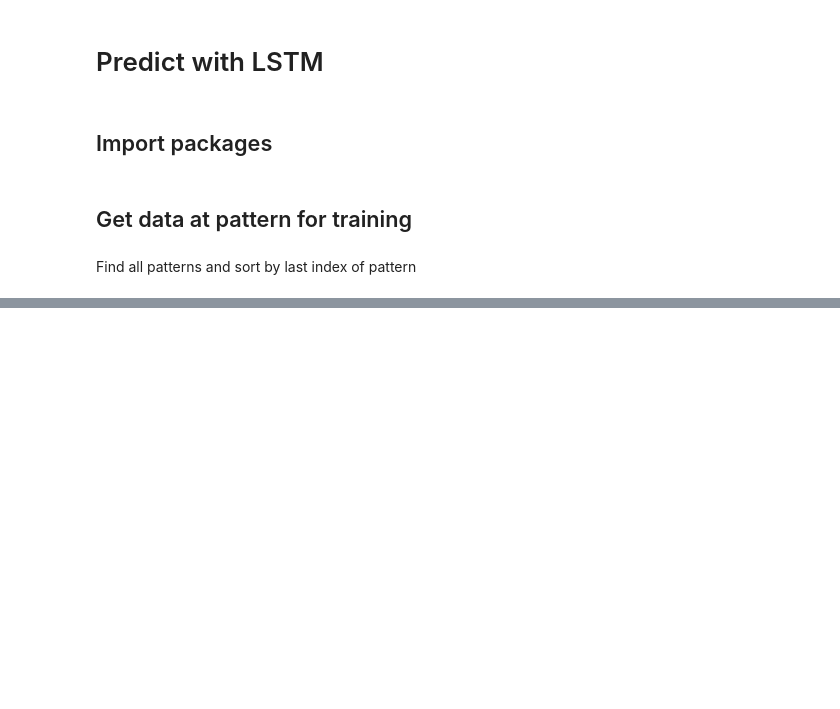
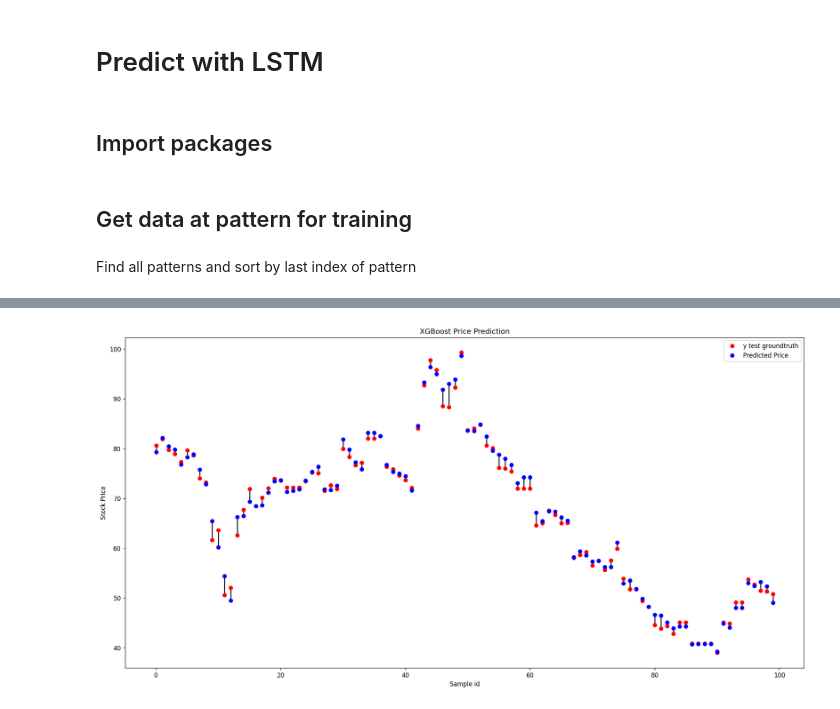
Before and after one commit to romqn1999/Predict-price-after-pattern, a Jupyter notebook: Find_price_pattern_and_predict_on_it.ipynb, the cells around one changed output, grey strips where cells are left out. Cells and saved outputs as stored; diff of their text form; code cells hidden in the pictures; blank space fills up the shorter version.

```diff
--- a/Find_price_pattern_and_predict_on_it.ipynb
+++ b/Find_price_pattern_and_predict_on_it.ipynb
@@ -901,0 +928,22 @@ plt.show()
+# %%
+#@title Build model
+seed = 100 #@param {type:"integer"}
+n_estimators = 100 #@param {type:"integer"}
+max_depth = 3 #@param {type:"integer"}
+learning_rate = 0.1 #@param {type:"number"}
+min_child_weight = 0 #@param {type:"number"}
+subsample = 1 #@param {type:"number"}
+colsample_bytree = 1 #@param {type:"number"}
+colsample_bylevel = 1 #@param {type:"number"}
+gamma = 0 #@param {type:"number"}
+from xgboost import XGBRegressor
+
+xgbmodel = XGBRegressor(seed=seed,
+                        n_estimators=n_estimators,
+                        max_depth=max_depth,
+                        learning_rate=learning_rate,
+                        min_child_weight=min_child_weight,
+                        subsample=subsample,
+                        colsample_bytree=colsample_bytree,
+                        colsample_bylevel=colsample_bylevel,
+                        gamma=gamma)
@@ -901,0 +952,2 @@ plt.show()
+# %%
+xgbmodel.fit(np.reshape(X_train_scaled, (X_train_scaled.shape[0], X_train_scaled.shape[1])), np.reshape(y_train_scaled, (y_train_scaled.shape[0])))
@@ -901,0 +965,6 @@ plt.show()
+# %%
+predicted_stock_price = xgbmodel.predict(np.reshape(X_test_scaled, (X_test_scaled.shape[0], X_test_scaled.shape[1])))
+predicted_stock_price = np.reshape(predicted_stock_price, (predicted_stock_price.shape[0], 1))
+if scale_method == 'MinMax':
+    predicted_stock_price = sc_test.inverse_transform(predicted_stock_price.T).T
+    # y_test = sc_test.inverse_transform(y_test.T).T
@@ -901,0 +994,14 @@ plt.show()
+# %%
+# Visualising the results
+plt.figure(figsize=(20, 10), dpi= 120, facecolor='w', edgecolor='k')
+plt.plot(range(len(y_test)), y_test, 'o', color = 'red', label = 'y test groundtruth')
+plt.plot(range(len(y_test)), predicted_stock_price, 'o', color = 'blue', label = 'Predicted Price')
+plt.vlines(range(len(y_test)), np.minimum(y_test, predicted_stock_price), np.maximum(y_test, predicted_stock_price))
+# plt.xticks(np.arange(0,459,50))
+plt.title('XGBoost Price Prediction')
+plt.xlabel('Sample id')
+plt.ylabel('Stock Price')
+plt.legend()
+plt.show()
+# %% [output]
+[figure, added]
```
Also changed, not shown: parts of 28 cells of this notebook.
